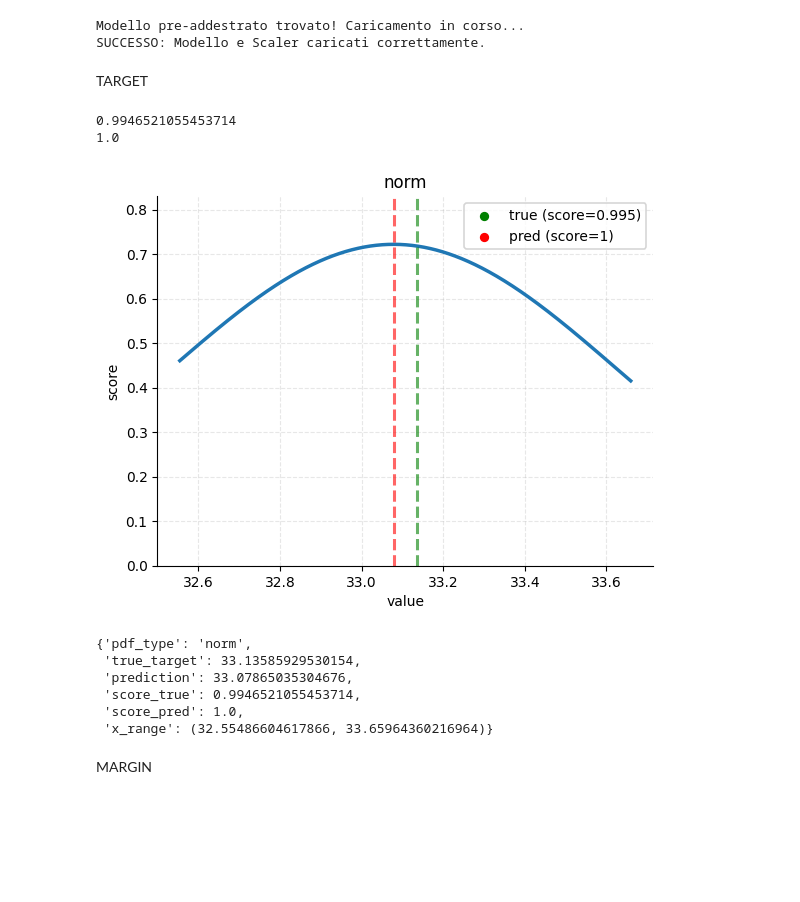
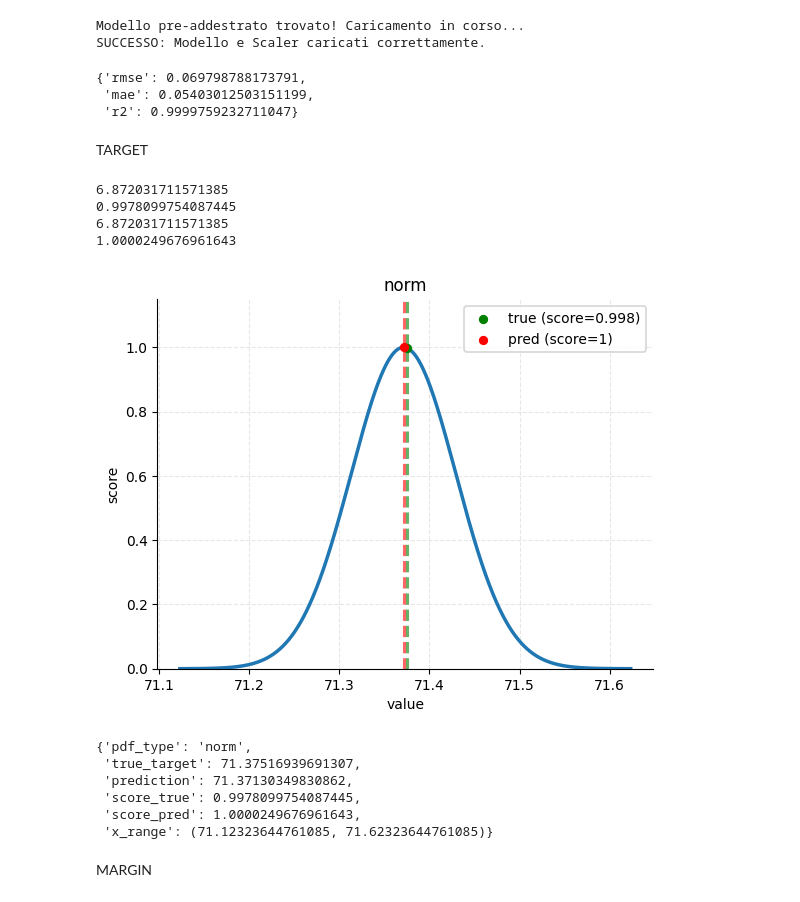
Before and after one commit to DevelopApp22/PHM_2024_Project, a Jupyter notebook: notebooks/Step2/gpr_regression/target/gpr_target.ipynb, the cells around one changed output. Drawn from its saved outputs; the diff is of its cells as text; code cells hidden in the pictures; blank space fills up the shorter version.

Commit message:
modifiche allo score e al gpr

```diff
--- a/notebooks/Step2/gpr_regression/target/gpr_target.ipynb
+++ b/notebooks/Step2/gpr_regression/target/gpr_target.ipynb
@@ -37,7 +49,7 @@ SCALER_FILE = OUTPUT_PATH / "scaler_gpr.pkl"
 if str(ROOT_DIR) not in sys.path:
     sys.path.append(str(ROOT_DIR))
 # %%
-FEATURES = ['oat', 'mgt', 'pa', 'ias', 'np_ng_ratio', 'trq_measured']
+FEUTURE=["trq_measured","mgt","ias","oat","np_ng_ratio","pa"]
 TARGET_NAME = 'trq_target'
 # %%
 train_df=load_dataset(TRAIN_PATH_SPLIT)
@@ -88,29 +100,35 @@ test_X=scaler.fit_transform(test_df[FEATURES])
 test_y=test_df[TARGET_NAME]
 # %%
 gpr_model.evaluate(test_X,test_y)
+# %% [output]
+{'rmse': 0.069798788173791,
+ 'mae': 0.05403012503151199,
+ 'r2': 0.9999759232711047}
 # %% [markdown]
 TARGET
 # %%
-id =5682
+id =1
 test_row = test_X[id:id+1]
 feat = "trq_measured"
 j = FEATURES.index(feat)   # posizione della feature
 trq_measured_test = test_X[id, j]
 test_y_true = float(test_y[id])
 mu, std = gpr_model.predict(test_row, return_std=True)
 mu_target = float(mu[0])
 std_target =float(std[0])
 pdf_args = {"loc": mu_target, "scale": std_target}
 plot_pdf_with_true_target("norm",pdf_args,true_target=test_y_true,y_pred=mu_target)
 # %% [output]
-0.9946521055453714
-1.0
+6.872031711571385
+0.9978099754087445
+6.872031711571385
+1.0000249676961643
-[figure, old version]
+[figure, new version]
 {'pdf_type': 'norm',
- 'true_target': 33.13585929530154,
- 'prediction': 33.07865035304676,
- 'score_true': 0.9946521055453714,
- 'score_pred': 1.0,
- 'x_range': (32.55486604617866, 33.65964360216964)}
+ 'true_target': 71.37516939691307,
+ 'prediction': 71.37130349830862,
+ 'score_true': 0.9978099754087445,
+ 'score_pred': 1.0000249676961643,
+ 'x_range': (71.12323644761085, 71.62323644761085)}
 # %% [markdown]
 MARGIN
```
Also changed, not shown: parts of 7 cells of this notebook, 5 other files.
